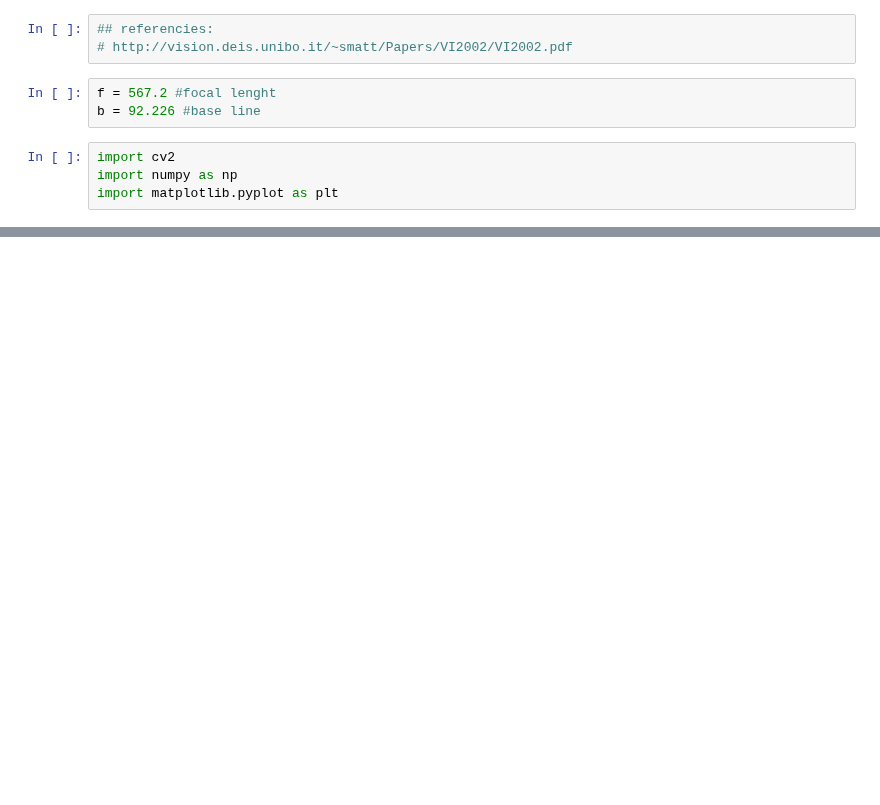
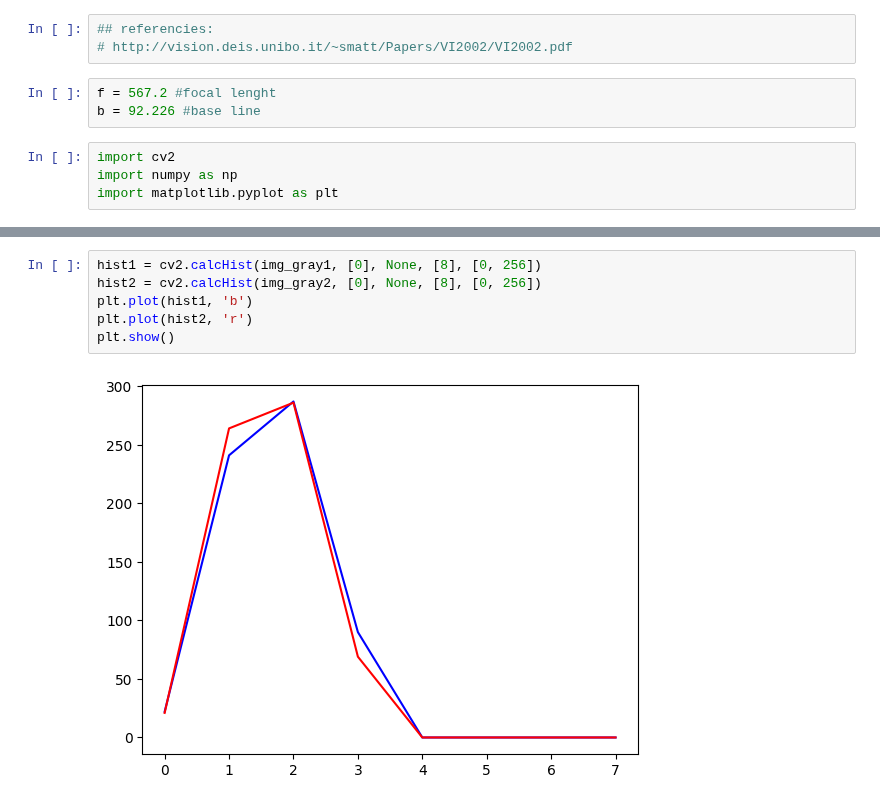
Before and after one commit to ArkaStark/RobotNavigation, a Jupyter notebook: RobotNavigation.ipynb, the cells around one changed output, grey strips where cells are left out. Cells and saved outputs as stored; diff of their text form; blank space fills up the shorter version.

```diff
--- a/RobotNavigation.ipynb
+++ b/RobotNavigation.ipynb
@@ -36,0 +72,8 @@ if ret and frame is not None:
+# %%
+hist1 = cv2.calcHist(img_gray1, [0], None, [8], [0, 256])
+hist2 = cv2.calcHist(img_gray2, [0], None, [8], [0, 256])
+plt.plot(hist1, 'b')
+plt.plot(hist2, 'r')
+plt.show()
+# %% [output]
+[figure, added]
```
Also changed, not shown: parts of 17 cells of this notebook.
